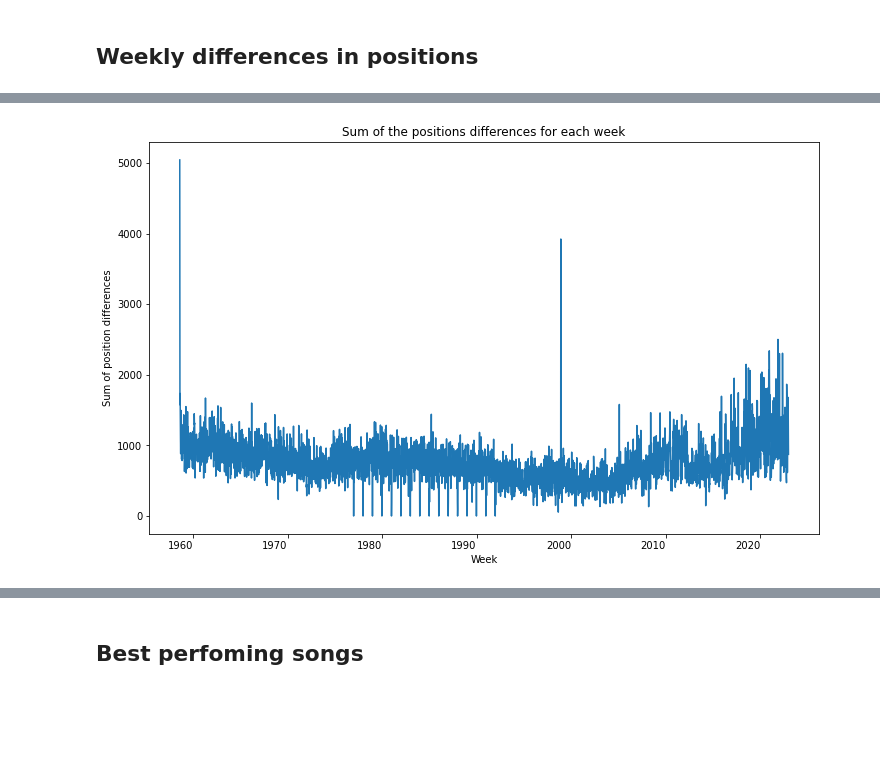
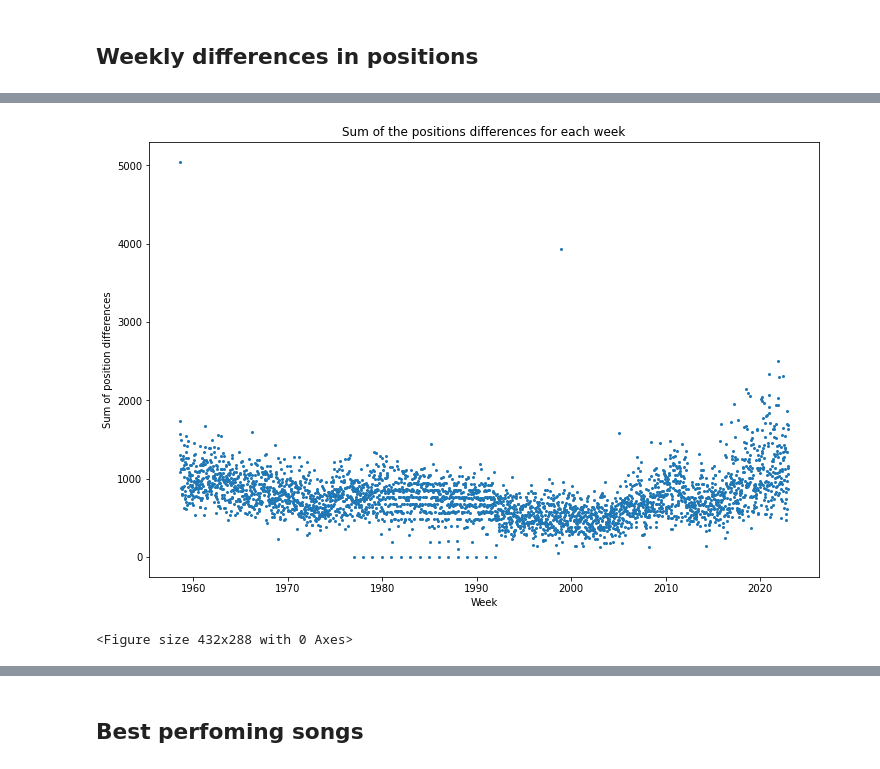
Before and after one commit to martalech/pop_charts_dynamics, a Jupyter notebook: data_statistics.ipynb, the cells around one changed output, grey strips where cells are left out. Cells and saved outputs as stored; diff of their text form; code cells hidden in the pictures; blank space fills up the shorter version.

```diff
--- a/data_statistics.ipynb
+++ b/data_statistics.ipynb
@@ -164,19 +177,23 @@ plt.show()
 # %%
-def calculate_position_change(position, last_week_position):
+def calculate_position_difference(position, last_week_position):
     if np.isnan(last_week_position):
         return position
     return position - last_week_position
 
 billboard_hot_100["position_change"] = billboard_hot_100.apply(
-    lambda x: calculate_position_change(x["position"], x["last_week_position"]), axis=1)
+    lambda x: calculate_position_difference(x["position"], x["last_week_position"]), axis=1)
 # %%
-count_changes = billboard_hot_100[["position_change", "first_day_of_the_week"]].groupby(by="first_day_of_the_week").sum()
+count_changes = billboard_hot_100[["position_change", "first_day_of_the_week"]].groupby(
+    by="first_day_of_the_week").sum().reset_index()
 
-count_changes.plot(kind='line', figsize=(12, 8), legend=False, rot=0)
+count_changes.plot(kind='scatter', figsize=(12, 8), legend=False, rot=0, x="first_day_of_the_week", y="position_change", s=4)
 
 plt.title("Sum of the positions differences for each week")
 plt.xlabel("Week")
 plt.ylabel("Sum of position differences")
+
+plt.savefig("figures/sum_of_position_changes.pdf", format="pdf")
 plt.show()
 # %% [output]
-[figure, old version]
+[figure, new version]
+<Figure size 432x288 with 0 Axes>
```
Also changed, not shown: parts of 29 cells of this notebook, 16 other files.
